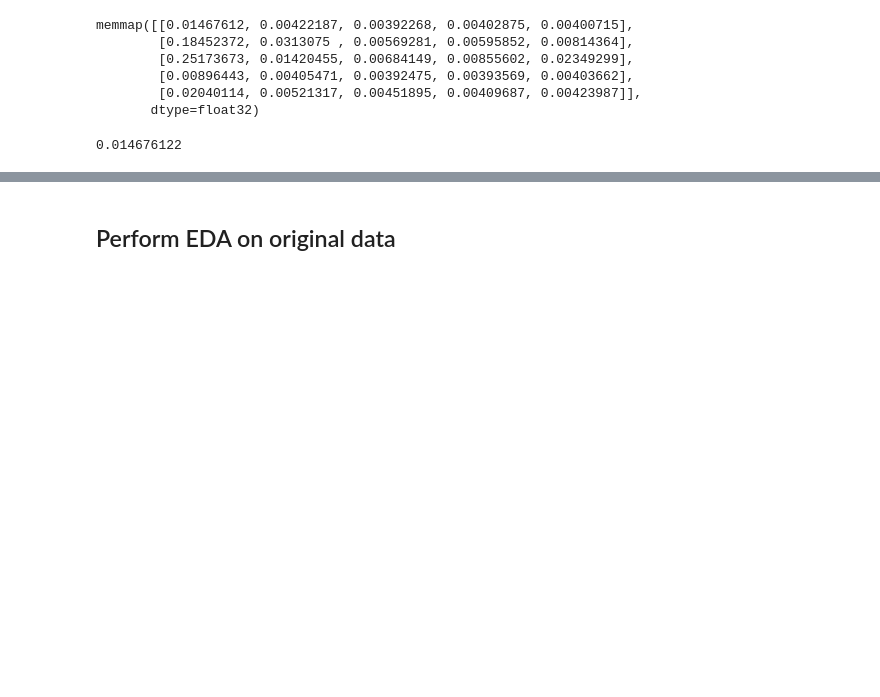
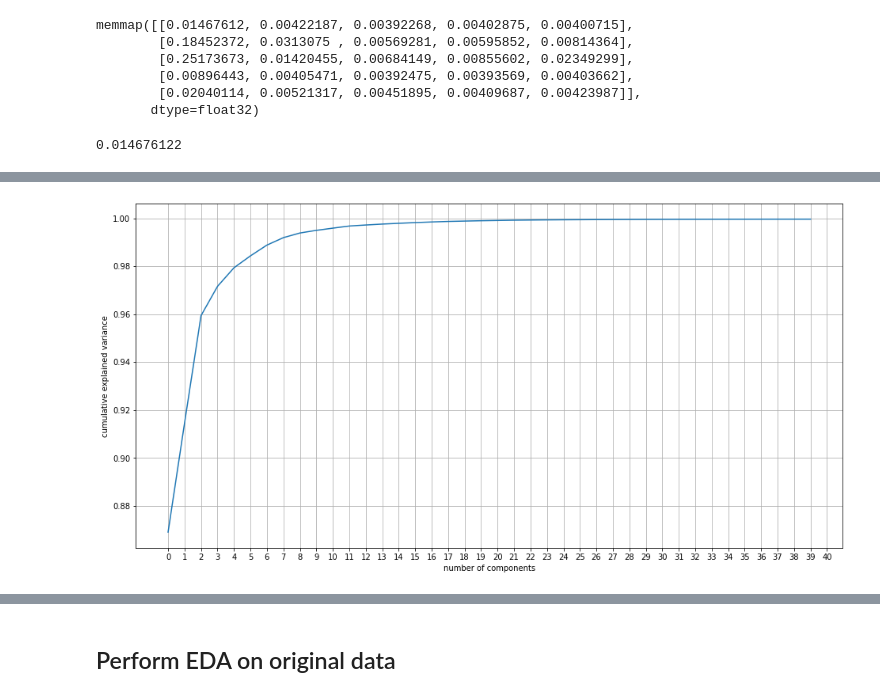
Before and after one commit to RoyR-IDC/CyberSecurityAndArtificialIntelligence, a Jupyter notebook: HW1/CyberHW1.ipynb, the cells around one changed output, grey strips where cells are left out. Cells and saved outputs as stored; diff of their text form; code cells hidden in the pictures; blank space fills up the shorter version.

```diff
--- a/HW1/CyberHW1.ipynb
+++ b/HW1/CyberHW1.ipynb
@@ -52,7 +68,7 @@ import json
 # EMBER
 import ember
 # %%
-folder_path = f'/Users/royrubin/Downloads/ember2018/'
+folder_path = r'C:\\Users\\USSeR\\Downloads\\ember_dataset_2018_2\\ember2018\\' # /Users/royrubin/Downloads/ember2018/
 # %% [markdown]
 ### Create Vectorized Dataset
 # %%
@@ -139,17 +178,9 @@ X_train[0,0]
 
 from sklearn.decomposition import PCA
 
-n_components = 100
+n_components = 40
 
-start = time.time()
 print(f'Performing PCA on train data')
 pca = PCA(n_components=n_components).fit(X_train)
-end = time.time()
-print(f'performed in {(end - start)/60} minutes')
-
-plt.plot(np.cumsum(pca.explained_variance_ratio_))
-plt.xlabel('number of components')
-plt.ylabel('cumulative explained variance')
-plt.show()
 # %% [output]
 Performing PCA on train data
@@ -157,0 +188,12 @@ print(pca.explained_variance_ratio_)
+# %%
+variance_ratio = pca.explained_variance_ratio_  #assumption: this is already sorted (importent for the cumsum)
+cumulative_sum = np.cumsum(variance_ratio)
+plt.figure(0, figsize=(16,8))
+plt.plot(cumulative_sum)
+plt.xlabel('number of components')
+plt.ylabel('cumulative explained variance')
+plt.xticks(np.arange(0, len(cumulative_sum)+1, 1.0))
+plt.grid()
+plt.show()
+# %% [output]
+[figure, added]
```
Also changed, not shown: parts of 80 cells of this notebook.
